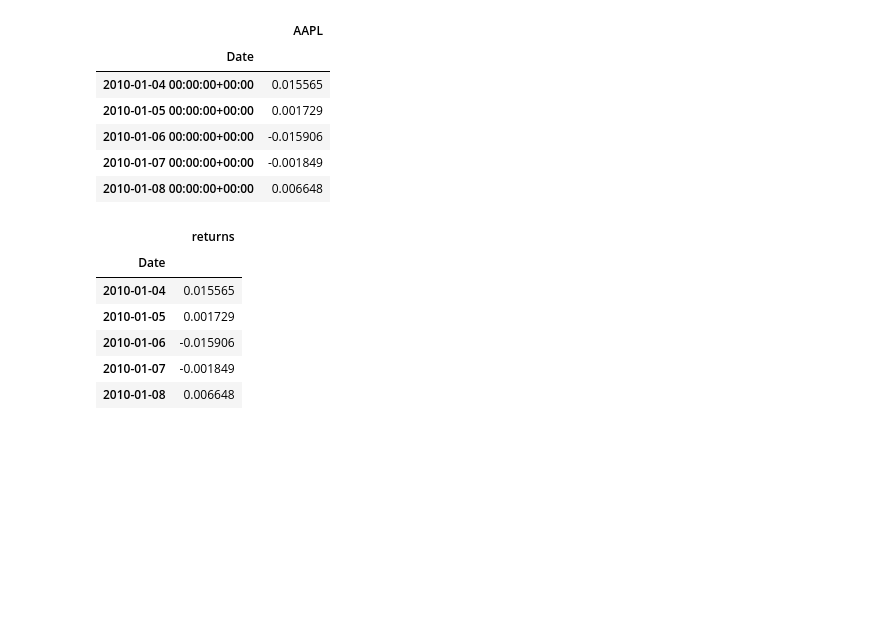
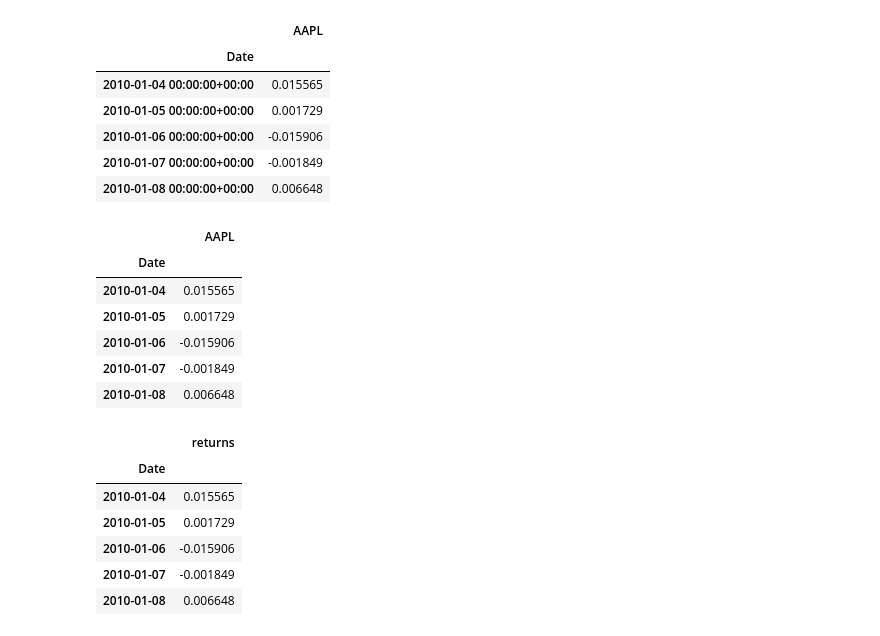
Before and after one commit to TeslimAdeyanju/6-Portfolio-Exploring-Financial-Market-Trends-Analysis, a Jupyter notebook: Exploring-Financia-Market-Analysis.ipynb, the cells around one changed output. Saved outputs shown, nothing was run; the diff lists cells and outputs as text; code cells hidden in the pictures; blank space fills up the shorter version.

```diff
--- a/Exploring-Financia-Market-Analysis.ipynb
+++ b/Exploring-Financia-Market-Analysis.ipynb
@@ -251,6 +286,17 @@ aapl_returns.index = aapl_returns.index.tz_convert(None)
 msft_returns.index = msft_returns.index.tz_convert(None)
 googl_returns.index = googl_returns.index.tz_convert(None)
 amzn_returns.index = amzn_returns.index.tz_convert(None)
+# %%
+# view the result of the conversion
+aapl_returns.head()
+# %% [output]
+|  | AAPL |
+| Date |  |
+| 2010-01-04 | 0.015565 |
+| 2010-01-05 | 0.001729 |
+| 2010-01-06 | -0.015906 |
+| 2010-01-07 | -0.001849 |
+| 2010-01-08 | 0.006648 |
 # %%
 # Rename the columns
 aapl_returns.columns = ['returns']
```
Also changed, not shown: parts of 15 cells of this notebook.
